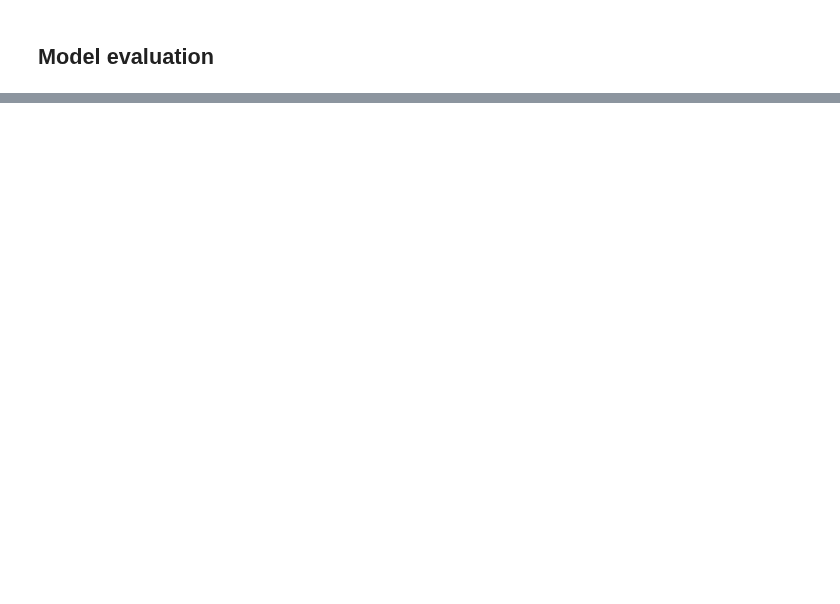
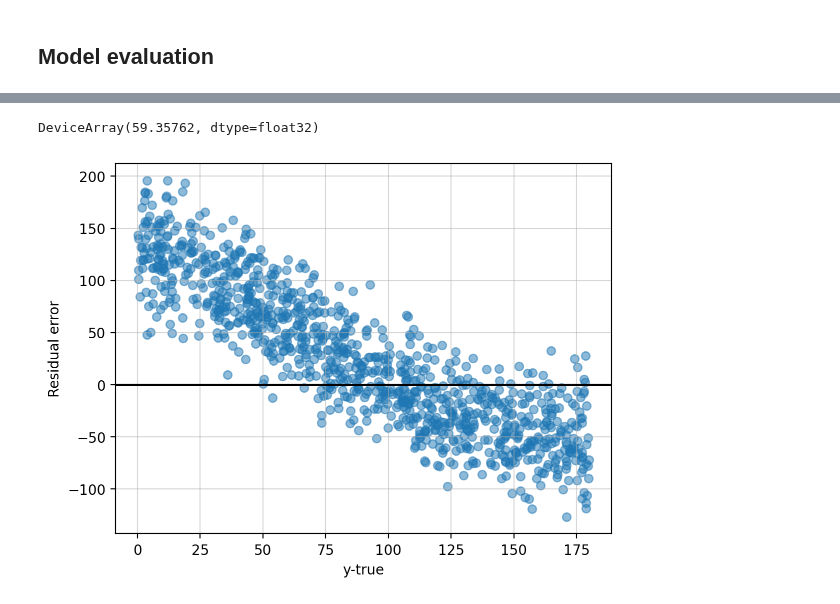
Before and after one commit to probml/dynamax, a Jupyter notebook: dynamax/rebayes/demos/BBB-rmnist.ipynb, the cells around one changed output, grey strips where cells are left out. Cells and saved outputs as stored; diff of their text form; code cells hidden in the pictures; blank space fills up the shorter version.

```diff
--- a/dynamax/rebayes/demos/BBB-rmnist.ipynb
+++ b/dynamax/rebayes/demos/BBB-rmnist.ipynb
@@ -180,0 +324,14 @@ plt.xlim(0, 180)
+# %%
+mae, yhat_test = eval_mae(key, opt_state.params, X_test, y_test, reconstruct_fn, num_samples=100)
+mae
+# %% [output]
+DeviceArray(59.35762, dtype=float32)
+# %%
+residual_err = yhat_test - y_test
+plt.scatter(y_test, residual_err, alpha=0.5, edgecolors=None)
+plt.ylabel("Residual error")
+plt.xlabel("y-true")
+plt.axhline(y=0, c="black")
+plt.grid(alpha=0.5)
+# %% [output]
+[figure, added]
```
Also changed, not shown: parts of 19 cells of this notebook.
